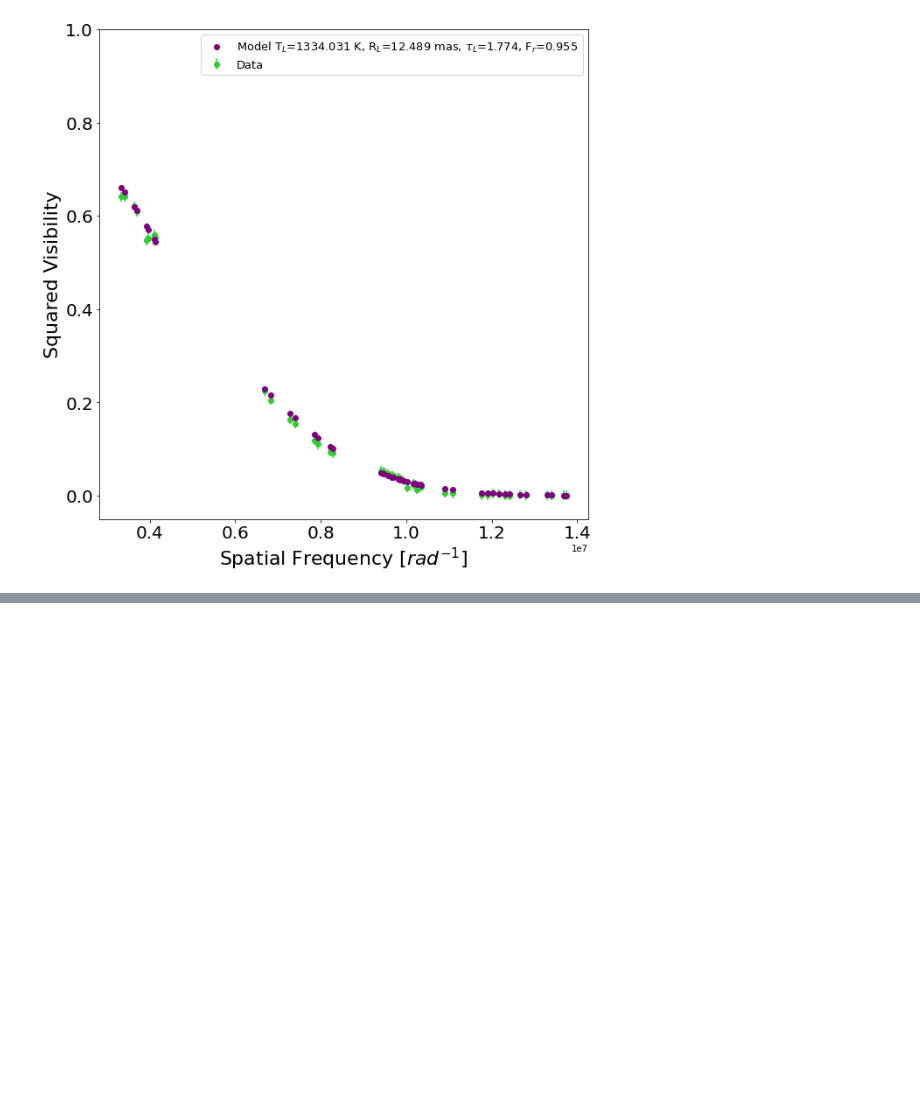
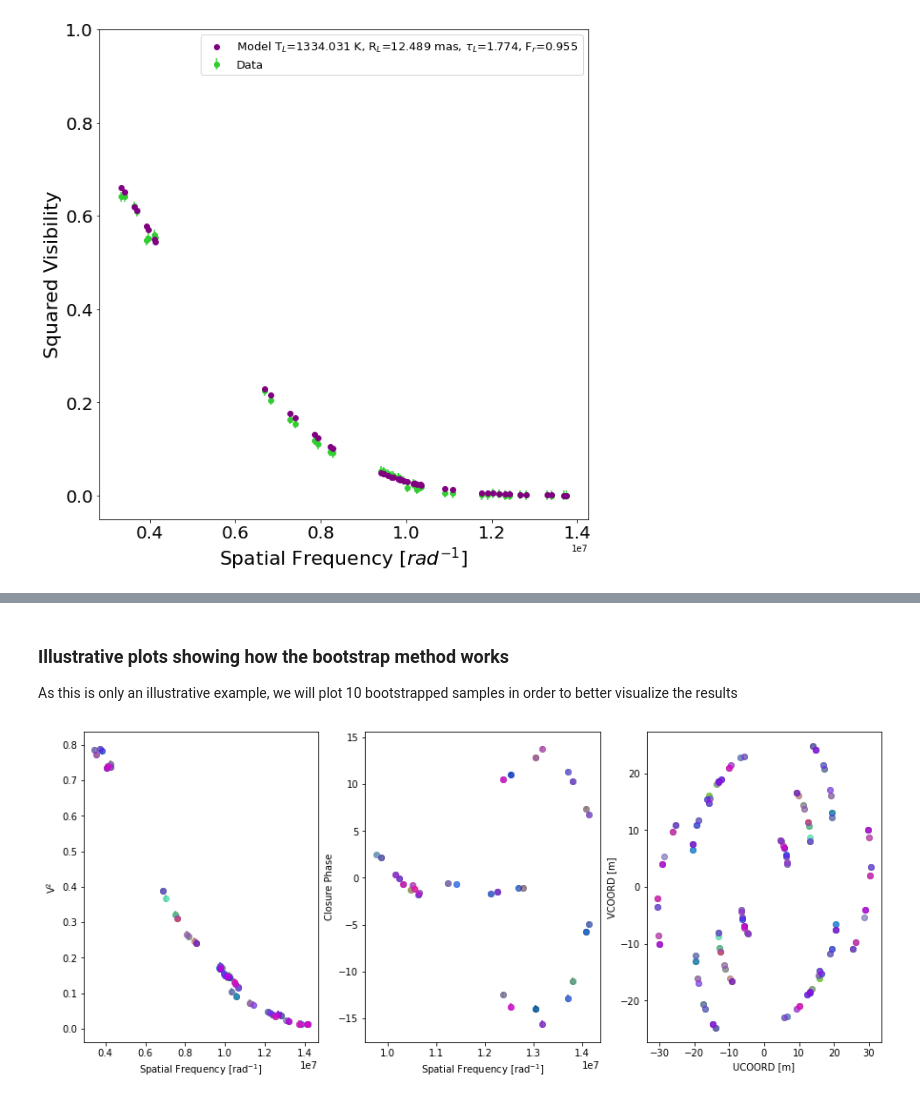
Before and after one commit to abelrg25/RCar_GRAVITY, a Jupyter notebook: RCar_analysis.ipynb, the cells around one changed output, grey strips where cells are left out. Cells and saved outputs as stored; diff of their text form; code cells hidden in the pictures; blank space fills up the shorter version.

```diff
--- a/RCar_analysis.ipynb
+++ b/RCar_analysis.ipynb
@@ -515,3 +519,82 @@ for k in range(50):
 
     data.flush()
     data.close()
+# %% [markdown]
+### Illustrative plots showing how the bootstrap method works
+As this is only an illustrative example, we will plot 10 bootstrapped samples in order to better visualize the results
+# %%
+fig4, _axs4 = plt.subplots(nrows=1, ncols=3, figsize=(15,6))
+axs4 = _axs4.flatten()
+colrs = plt.cm.gist_rainbow(np.linspace(0,1,10))
+temp = np.random.randint(23)
+axs4[0].set_xlabel(r'Spatial Frequency [rad$^{{-1}}$]')
+axs4[0].set_ylabel(r'V$^2$')
+
+axs4[1].set_xlabel(r'Spatial Frequency [rad$^{{-1}}$]')
+axs4[1].set_ylabel(r'Closure Phase')
+
+axs4[2].set_xlabel(r'UCOORD [m]')
+axs4[2].set_ylabel(r'VCOORD [m]')
+
+for k in range(10):
+    ################Automatic from here#############
+    oidata = pyfits.open('bt_method/2.228/bt{}_'.format(k)+file)
+    oi_wave = oidata['OI_WAVELENGTH'].data
+    oi_vis2 = oidata['OI_VIS2'].data
+    oi_t3 = oidata['OI_T3'].data
+    waves = oi_wave['EFF_WAVE']
+    vis2 = oi_vis2['VIS2DATA']
+    vis2_err = oi_vis2['VIS2ERR']
+    t3 = oi_t3['T3PHI']
+    t3_err = oi_t3['T3PHIERR']
+
+    u_coord = oi_vis2['UCOORD']
+    v_coord = oi_vis2['VCOORD']
+    u1 = oi_t3['U1COORD']
+    u2 = oi_t3['U2COORD']
+    v1 = oi_t3['V1COORD']
+    v2 = oi_t3['V2COORD']
+
+    nvis = vis2.shape[0]
+    nt3phi = t3.shape[0]
+    vis2_err2 = np.full(vis2.shape[0], 0.01)
+
+    ##########
+    # To compute the UV coordinates of the closure phases:
+    uv_cp = np.zeros([u1.shape[0]])
+    u_cp = np.zeros([u1.shape[0]])
+    v_cp = np.zeros([u1.shape[0]])
+    u3 = -1.0 * (u1 + u2)
+    v3 = -1.0 * (v1 + v2)
+
+    for j in range(u1.shape[0]):
+        uv1 = np.sqrt((u1[j]) ** 2 + (v1[j]) ** 2)
+        uv2 = np.sqrt((u2[j]) ** 2 + (v2[j]) ** 2)
+        uv3 = np.sqrt((u3[j]) ** 2 + (v3[j]) ** 2)
+        if uv1 >= uv2 and uv1 >= uv3:
+            uv_cp[j] = uv1
+            u_cp[j] = u1[j]
+            v_cp[j] = v1[j]
+        elif uv2 >= uv1 and uv2 >= uv3:
+            uv_cp[j] = uv2
+            u_cp[j] = u2[j]
+            v_cp[j] = v2[j]
+        elif uv3 >= uv1 and uv3 >= uv2:
+            uv_cp[j] = uv3
+            u_cp[j] = u3[j]
+            v_cp[j] = v3[j]
+
+    spf_u = u_coord/waves[0]
+    spf_v = v_coord/waves[0]
+    uvvis_range = np.sqrt(spf_u**2 + spf_v**2)
+    uvcp_range=uv_cp/waves[0]
+
+    axs4[0].errorbar(uvvis_range, vis2, yerr=vis2_err2, fmt='o', color=colrs[k], alpha=0.2)
+    axs4[1].errorbar(uvcp_range, t3, yerr=t3_err, fmt='o', color=colrs[k], alpha=0.2)
+    axs4[2].scatter(u_coord, v_coord, color=colrs[k], alpha=0.2)
+    axs4[2].scatter(-u_coord, -v_coord, color=colrs[k], alpha=0.2)
+
+    oidata.close()
+plt.show()
+# %% [output]
+[figure, added]
```
Also changed, not shown: parts of 6 cells of this notebook.
